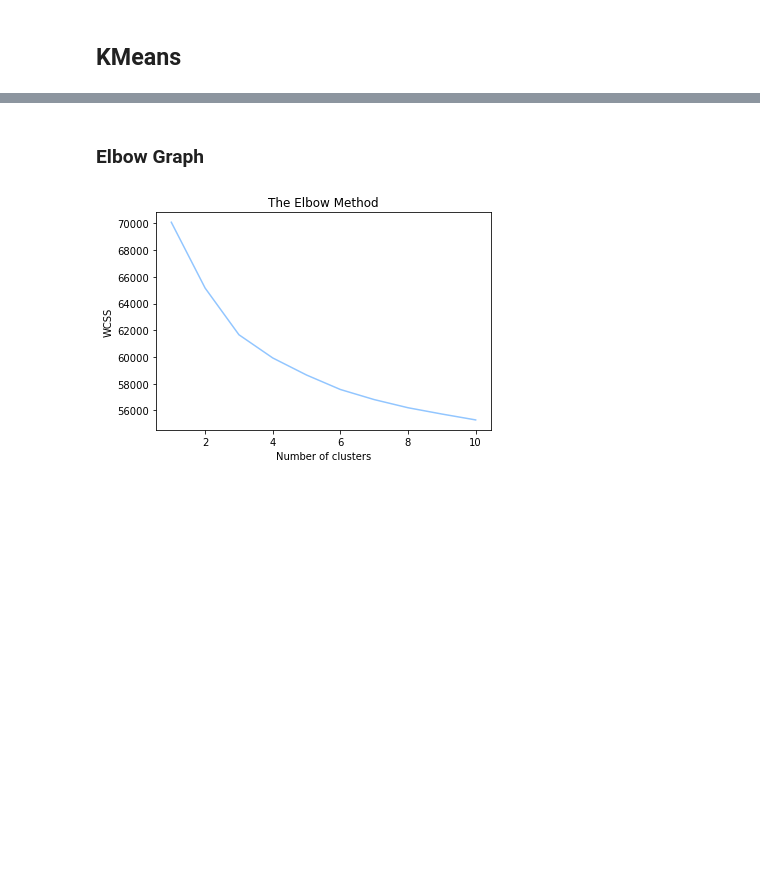
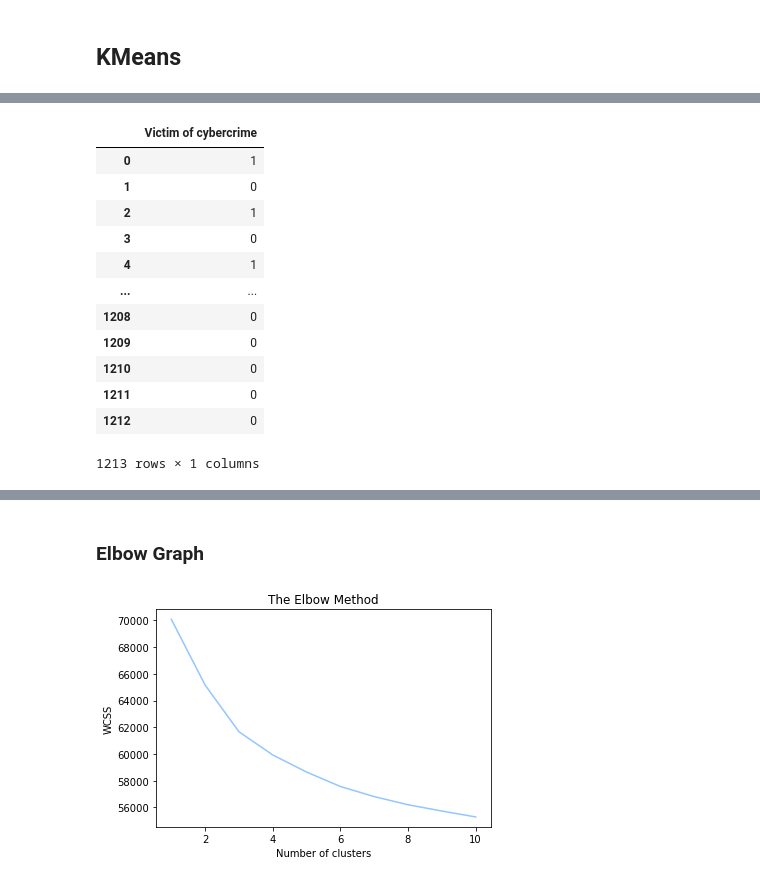
Before and after one commit to Hala-Alsouly/SDA-Capstone, a Jupyter notebook: Unsupervised ML.ipynb, the cells around one changed output, grey strips where cells are left out. Drawn from its saved outputs; the diff is of its cells as text; code cells hidden in the pictures; blank space fills up the shorter version.

```diff
--- a/Unsupervised ML.ipynb
+++ b/Unsupervised ML.ipynb
@@ -214,0 +228,17 @@ PCA Testing accuracy: 0.9300411522633745
+# %%
+y= df[['Victim of cybercrime']]
+y
+# %% [output]
+|  | Victim of cybercrime |
+| 0 | 1 |
+| 1 | 0 |
+| 2 | 1 |
+| 3 | 0 |
+| 4 | 1 |
+| ... | ... |
+| 1208 | 0 |
+| 1209 | 0 |
+| 1210 | 0 |
+| 1211 | 0 |
+| 1212 | 0 |
+1213 rows × 1 columns
```
Also changed, not shown: parts of 19 cells of this notebook.
